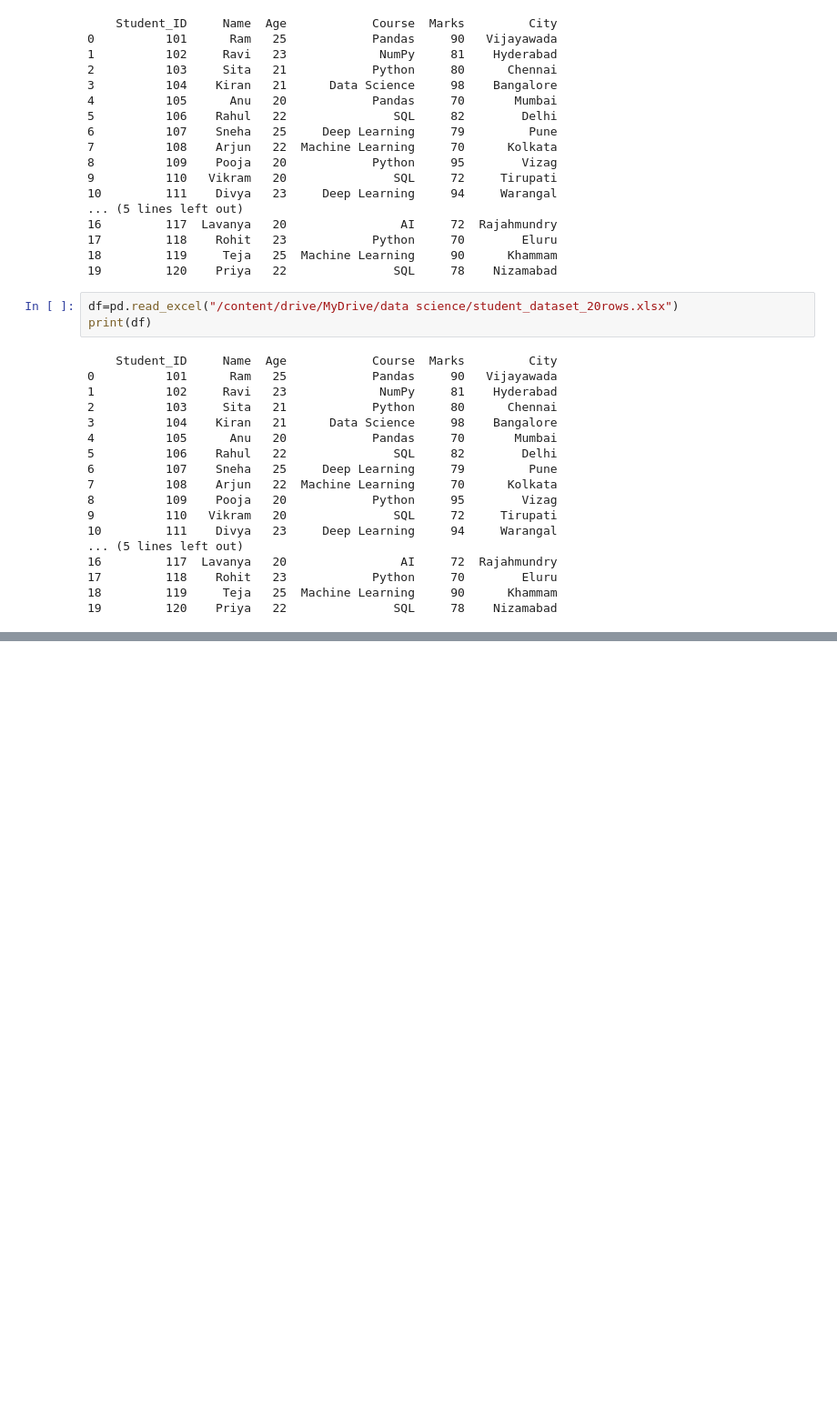
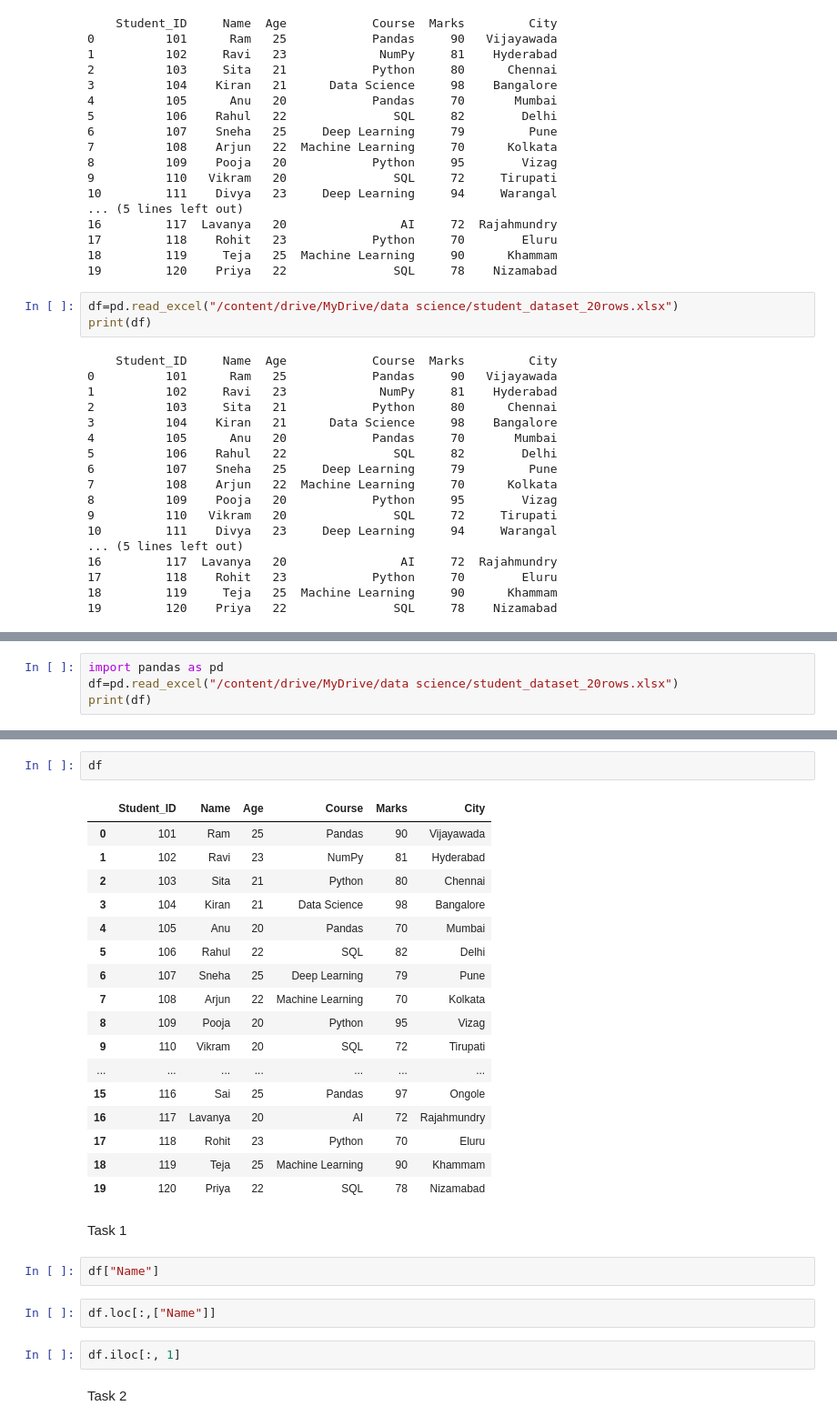
Before and after one commit to Jagadeesh-krishna/program, a Jupyter notebook: pandas.ipynb, the cells around one changed output, grey strips where cells are left out. Shown at 91% size. Saved outputs shown, nothing was run; the diff lists cells and outputs as text; blank space fills up the shorter version.

```diff
--- a/pandas.ipynb
+++ b/pandas.ipynb
@@ -200,0 +268,4 @@ print(df)
+# %%
+import pandas as pd
+df=pd.read_excel("/content/drive/MyDrive/data science/student_dataset_20rows.xlsx")
+print(df)
@@ -200,0 +504,30 @@ print(df)
+# %%
+df
+# %% [output]
+|  | Student_ID | Name | Age | Course | Marks | City |
+| 0 | 101 | Ram | 25 | Pandas | 90 | Vijayawada |
+| 1 | 102 | Ravi | 23 | NumPy | 81 | Hyderabad |
+| 2 | 103 | Sita | 21 | Python | 80 | Chennai |
+| 3 | 104 | Kiran | 21 | Data Science | 98 | Bangalore |
+| 4 | 105 | Anu | 20 | Pandas | 70 | Mumbai |
+| 5 | 106 | Rahul | 22 | SQL | 82 | Delhi |
+| 6 | 107 | Sneha | 25 | Deep Learning | 79 | Pune |
+| 7 | 108 | Arjun | 22 | Machine Learning | 70 | Kolkata |
+| 8 | 109 | Pooja | 20 | Python | 95 | Vizag |
+| 9 | 110 | Vikram | 20 | SQL | 72 | Tirupati |
+| ... | ... | ... | ... | ... | ... | ... |
+| 15 | 116 | Sai | 25 | Pandas | 97 | Ongole |
+| 16 | 117 | Lavanya | 20 | AI | 72 | Rajahmundry |
+| 17 | 118 | Rohit | 23 | Python | 70 | Eluru |
+| 18 | 119 | Teja | 25 | Machine Learning | 90 | Khammam |
+| 19 | 120 | Priya | 22 | SQL | 78 | Nizamabad |
+# %% [markdown]
+Task 1
+# %%
+df["Name"]
+# %%
+df.loc[:,["Name"]]
+# %%
+df.iloc[:, 1]
+# %% [markdown]
+Task 2
```
Also changed, not shown: parts of 31 cells of this notebook.
